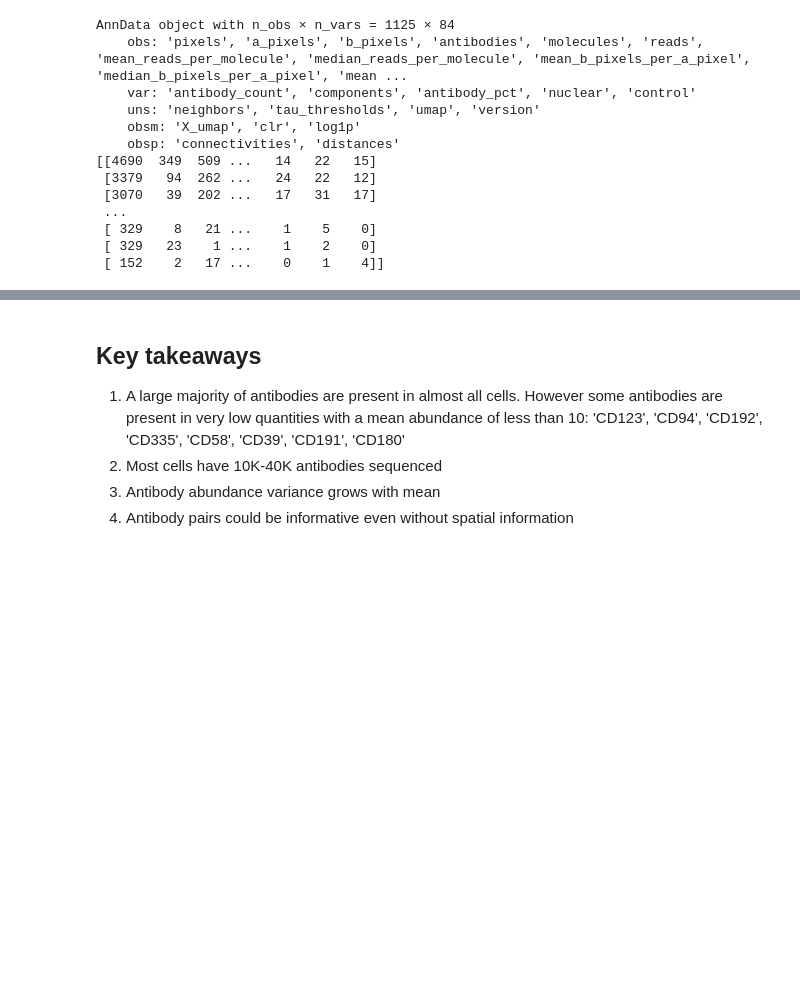
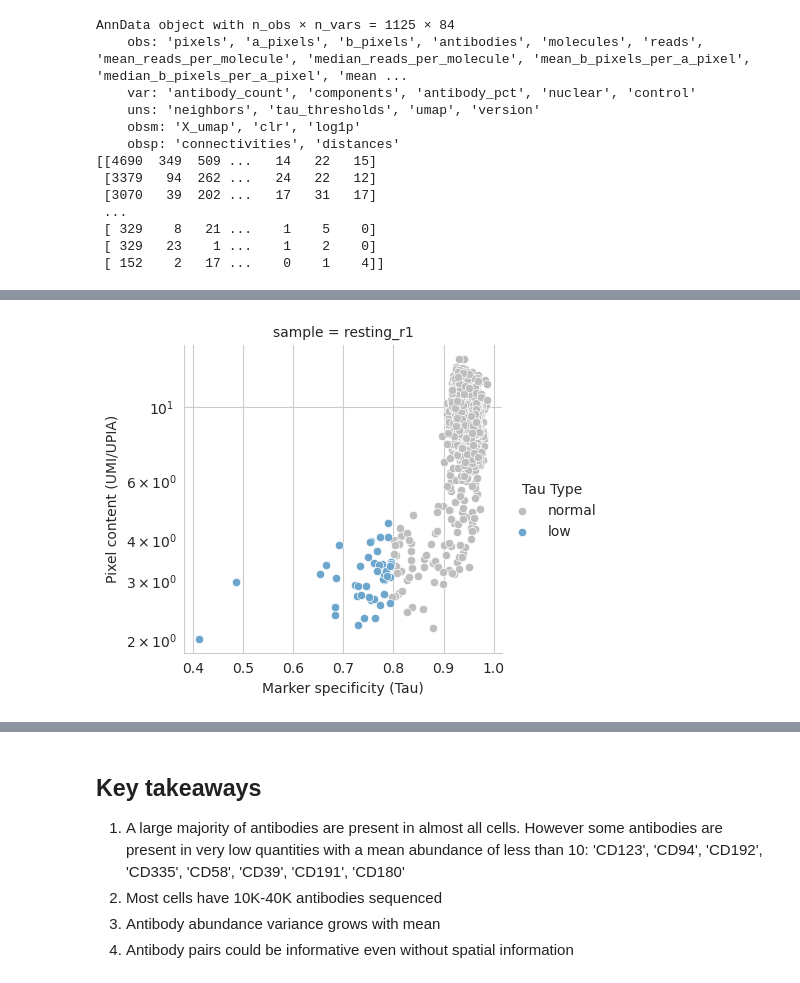
Before and after one commit to zhsegal/PxlgnProject, a Jupyter notebook: EDA.ipynb, the cells around one changed output, grey strips where cells are left out. Saved outputs shown, nothing was run; the diff lists cells and outputs as text; code cells hidden in the pictures; blank space fills up the shorter version.

```diff
--- a/EDA.ipynb
+++ b/EDA.ipynb
@@ -45,0 +123,8 @@ AnnData object with n_obs × n_vars = 1125 × 84
+# %%
+tau_metrics_df = adata.obs[["sample", "tau", "mean_molecules_per_a_pixel", "tau_type"]]
+tau_metrics_df = tau_metrics_df.rename(columns={"mean_molecules_per_a_pixel": "umi_per_upia"})
+
+
+fig, ax = scatter_umi_per_upia_vs_tau(tau_metrics_df, group_by="sample")
+# %% [output]
+[figure, added]
```
Also changed, not shown: parts of 15 cells of this notebook.
